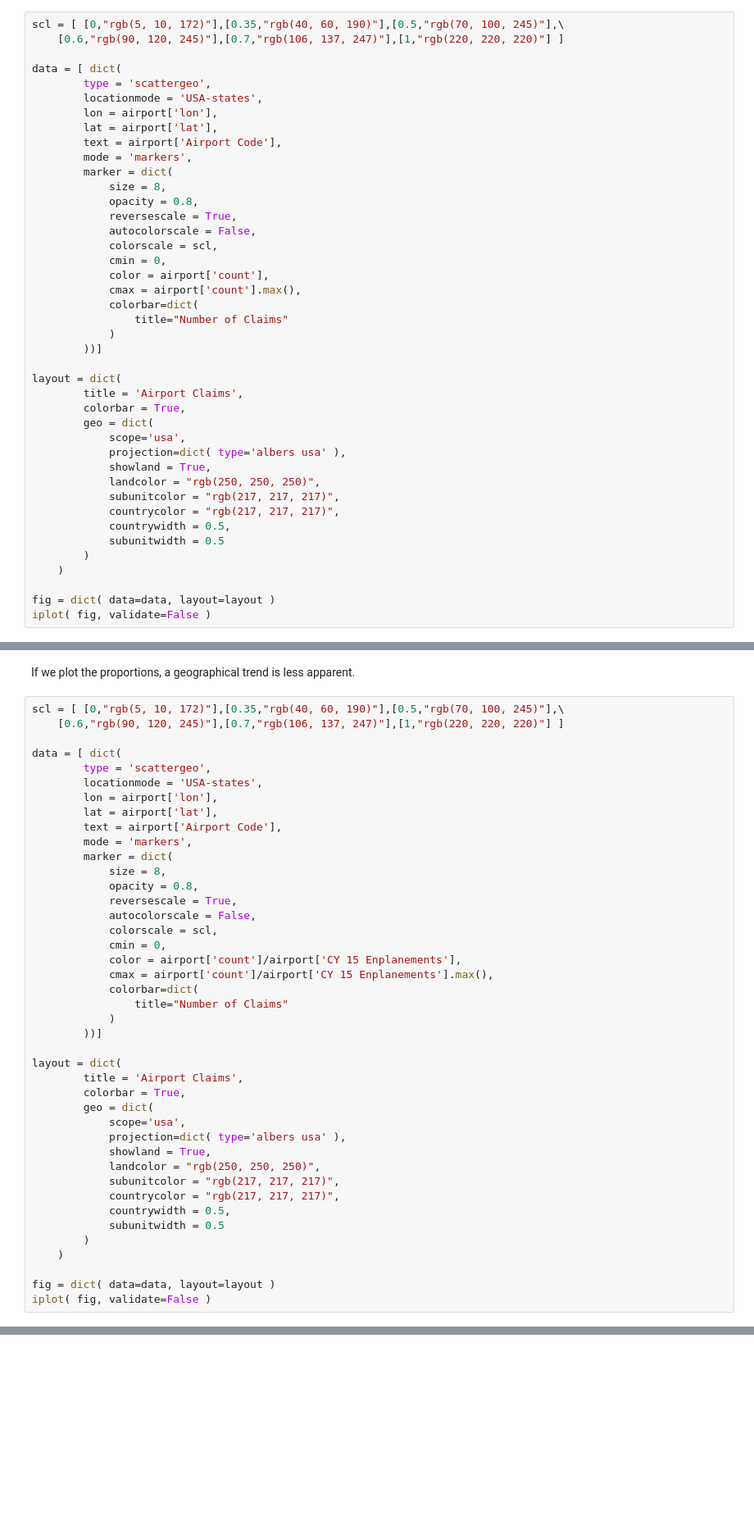
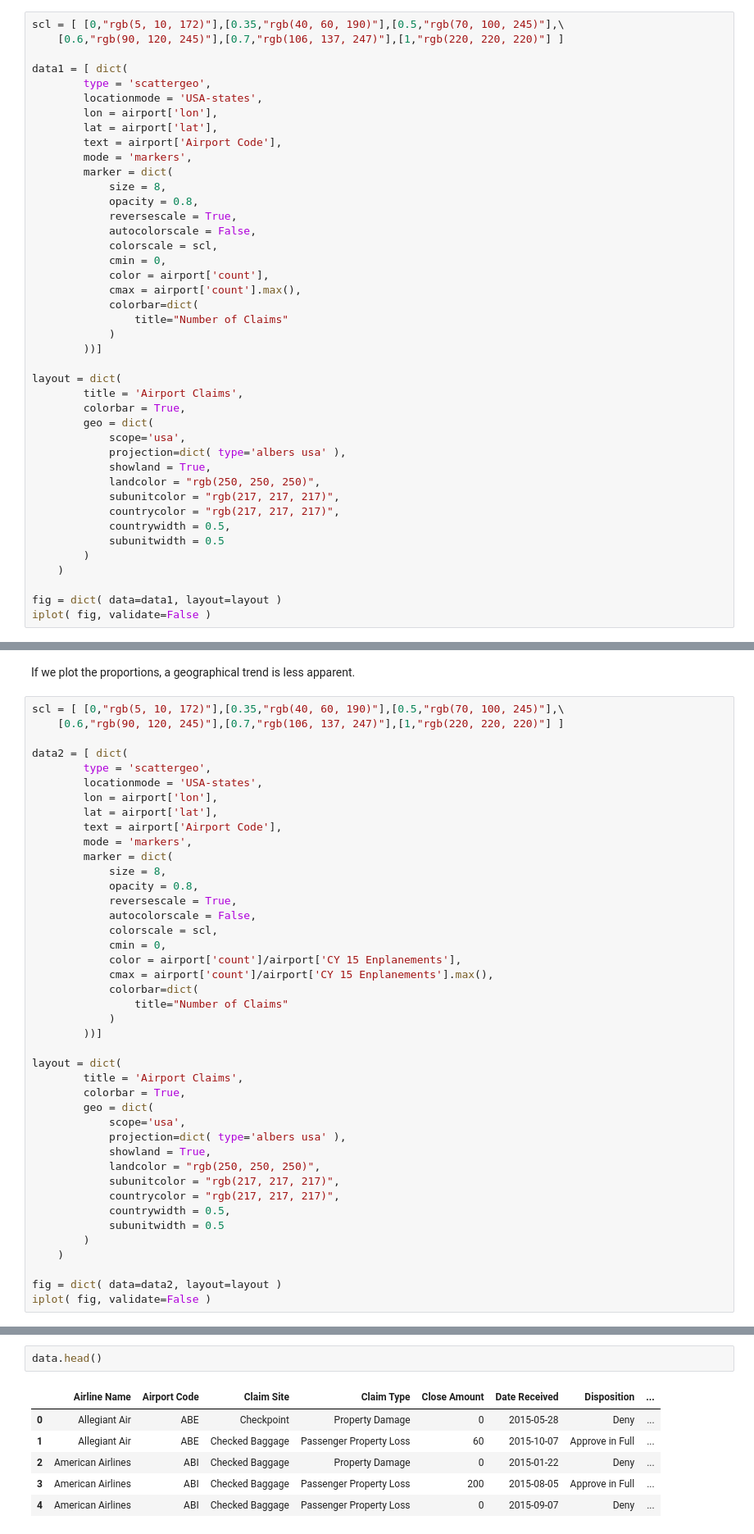
Before and after one commit to chinandrew/sta141bproject, a Jupyter notebook: STA141B Project.ipynb, the cells around one changed output, grey strips where cells are left out. Shown at 82% size. Saved outputs shown, nothing was run; the diff lists cells and outputs as text; blank space fills up the shorter version.

```diff
--- a/STA141B Project.ipynb
+++ b/STA141B Project.ipynb
@@ -165,7 +169,7 @@ Next is a map of all the airpots with claims scaled by color. As we have seen, l
 scl = [ [0,"rgb(5, 10, 172)"],[0.35,"rgb(40, 60, 190)"],[0.5,"rgb(70, 100, 245)"],\
     [0.6,"rgb(90, 120, 245)"],[0.7,"rgb(106, 137, 247)"],[1,"rgb(220, 220, 220)"] ]
 
-data = [ dict(
+data1 = [ dict(
         type = 'scattergeo',
         locationmode = 'USA-states',
         lon = airport['lon'],
@@ -201,7 +205,7 @@ layout = dict(
         )
     )
 
-fig = dict( data=data, layout=layout )
+fig = dict( data=data1, layout=layout )
 iplot( fig, validate=False )
 # %% [output]
 [interactive output not drawn]
@@ -211,7 +215,7 @@ If we plot the proportions, a geographical trend is less apparent.
 scl = [ [0,"rgb(5, 10, 172)"],[0.35,"rgb(40, 60, 190)"],[0.5,"rgb(70, 100, 245)"],\
     [0.6,"rgb(90, 120, 245)"],[0.7,"rgb(106, 137, 247)"],[1,"rgb(220, 220, 220)"] ]
 
-data = [ dict(
+data2 = [ dict(
         type = 'scattergeo',
         locationmode = 'USA-states',
         lon = airport['lon'],
@@ -247,7 +251,7 @@ layout = dict(
         )
     )
 
-fig = dict( data=data, layout=layout )
+fig = dict( data=data2, layout=layout )
 iplot( fig, validate=False )
 # %% [output]
 [interactive output not drawn]
@@ -253,0 +264,9 @@ iplot( fig, validate=False )
+# %%
+data.head()
+# %% [output]
+|  | Airline Name | Airport Code | Claim Site | Claim Type | Close Amount | Date Received | Disposition | ... |
+| 0 | Allegiant Air | ABE | Checkpoint | Property Damage | 0 | 2015-05-28 | Deny | ... |
+| 1 | Allegiant Air | ABE | Checked Baggage | Passenger Property Loss | 60 | 2015-10-07 | Approve in Full | ... |
+| 2 | American Airlines | ABI | Checked Baggage | Property Damage | 0 | 2015-01-22 | Deny | ... |
+| 3 | American Airlines | ABI | Checked Baggage | Passenger Property Loss | 200 | 2015-08-05 | Approve in Full | ... |
+| 4 | American Airlines | ABI | Checked Baggage | Passenger Property Loss | 0 | 2015-09-07 | Deny | ... |
```
Also changed, not shown: parts of 21 cells of this notebook, 2 other files.
